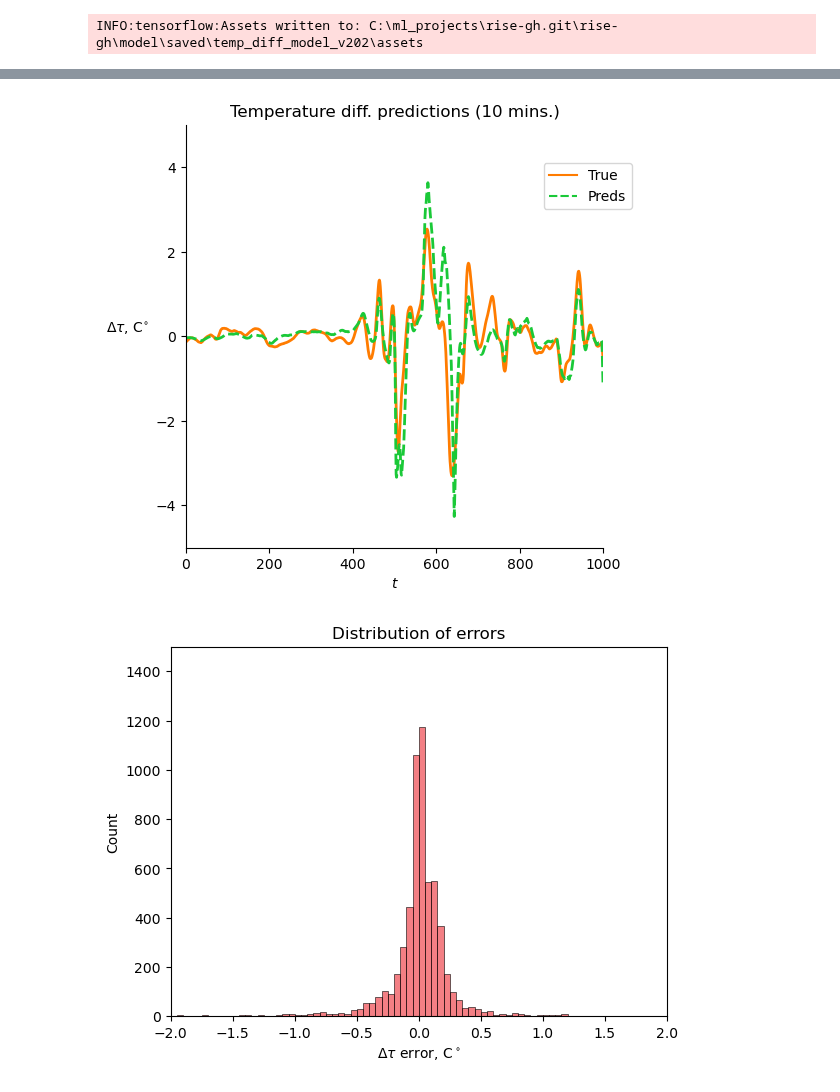
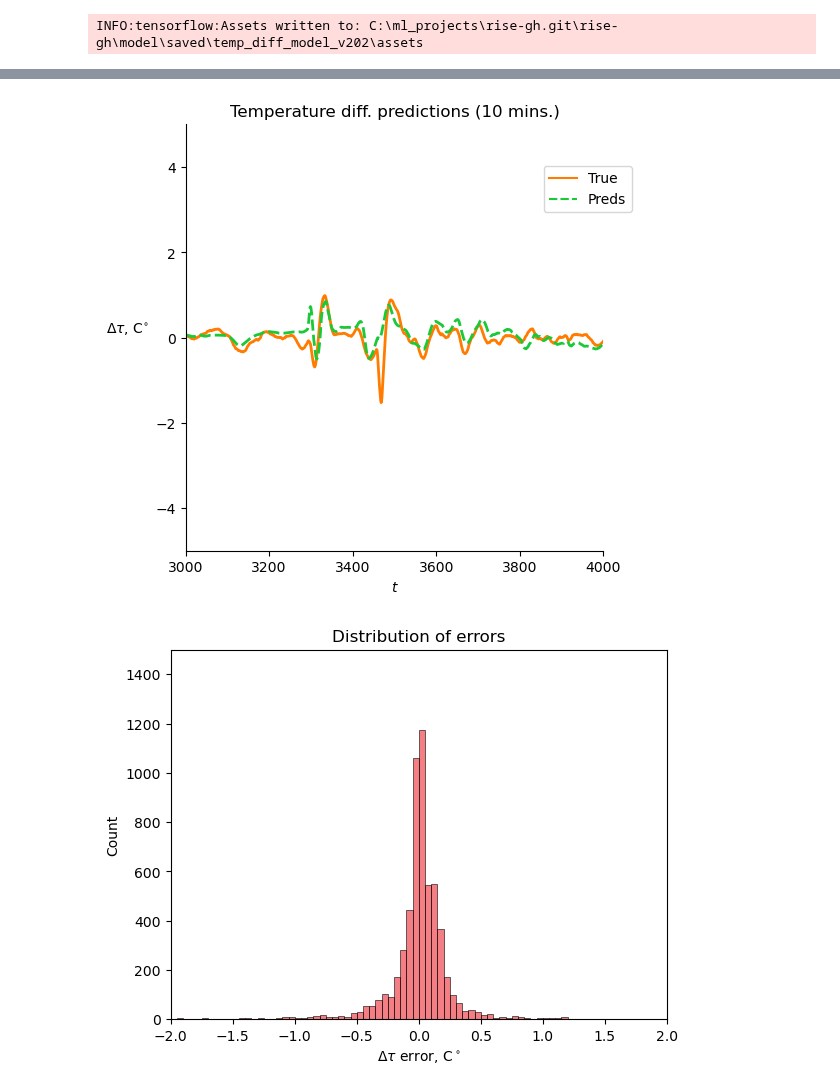
Before and after one commit to oStglnd/rise-gh, a Jupyter notebook: model/temp_diff_model_v2.ipynb, the cells around one changed output, grey strips where cells are left out. Drawn from its saved outputs; the diff is of its cells as text; code cells hidden in the pictures.

```diff
--- a/model/temp_diff_model_v2.ipynb
+++ b/model/temp_diff_model_v2.ipynb
@@ -399,7 +399,7 @@ trainHist = model.fit(
     Y_train,
     epochs=50,
     batch_size=128,
-    validation_split=0.1,
+    validation_data=(test_sequences, test_targets),
     callbacks=[
         tf.keras.callbacks.EarlyStopping(monitor="val_loss", patience=5, mode="min"),
 #         tf.keras.callbacks.LearningRateScheduler(lambda epoch: lr * (0.9 ** epoch))
@@ -429,28 +432,28 @@ vis_preds = model.predict(test_sequences.astype('float64'))
 # %%
 preds_df = pd.DataFrame(data=[test_targets / 10, np.squeeze(vis_preds) / 10]).T
 preds_df.columns = ['True', 'Preds']
 # preds_df.index = data.time.date.iloc[-5760:]
 
 ax = sns.relplot(
-    data=preds_df.iloc[:1000],
+    data=preds_df,
     kind='line',
     palette=sns.color_palette('bright')[1:3],
     linewidth=2.0,
     markers=False,
     dashes=True
 )
 
 # ax.set_xticklabels(step=2)
 sns.move_legend(ax, loc='upper right', frameon=True, bbox_to_anchor=(0.9, 0.9))
-plt.xlim(0, 1000)
+plt.xlim(3000, 4000)
 plt.ylim(-5, 5)
 plt.xlabel('$t$')
 plt.ylabel('$\Delta \\tau$, C$^{\circ}$', rotation=0, labelpad=20)
 plt.title('Temperature diff. predictions (10 mins.)')
 plt.savefig(plot_path + 'temp_diff_model_preds.png', bbox_inches='tight', dpi=200)
 plt.show()
 # %% [output]
-[figure, old version]
+[figure, new version]
 # %%
 # temp_diffs = np.abs(np.squeeze(vis_preds / 10) - test_targets / 10)
 temp_diffs = (np.squeeze(vis_preds) / 10) - (test_targets / 10)
```
Also changed, not shown: parts of 4 cells of this notebook, 4 other files.
